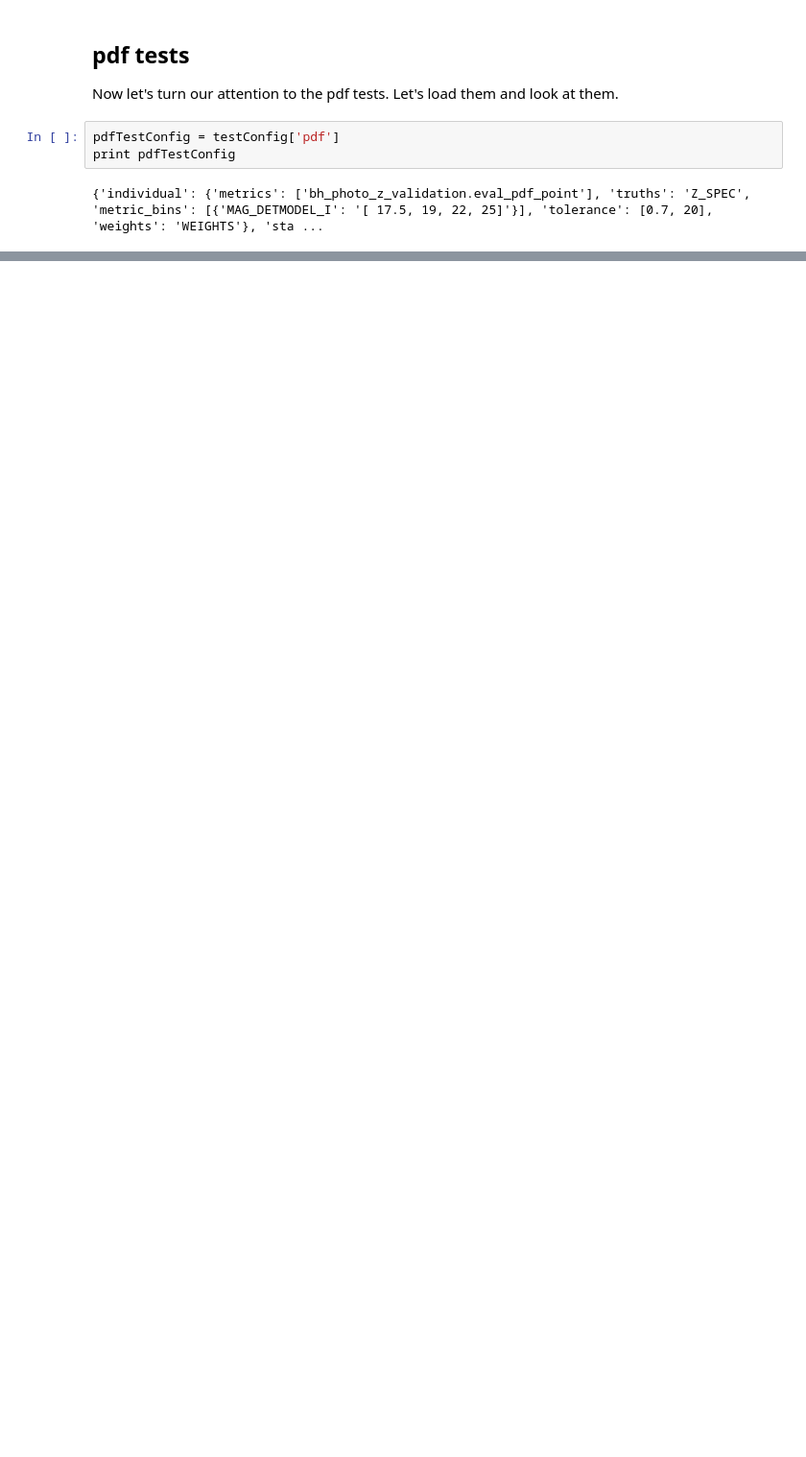
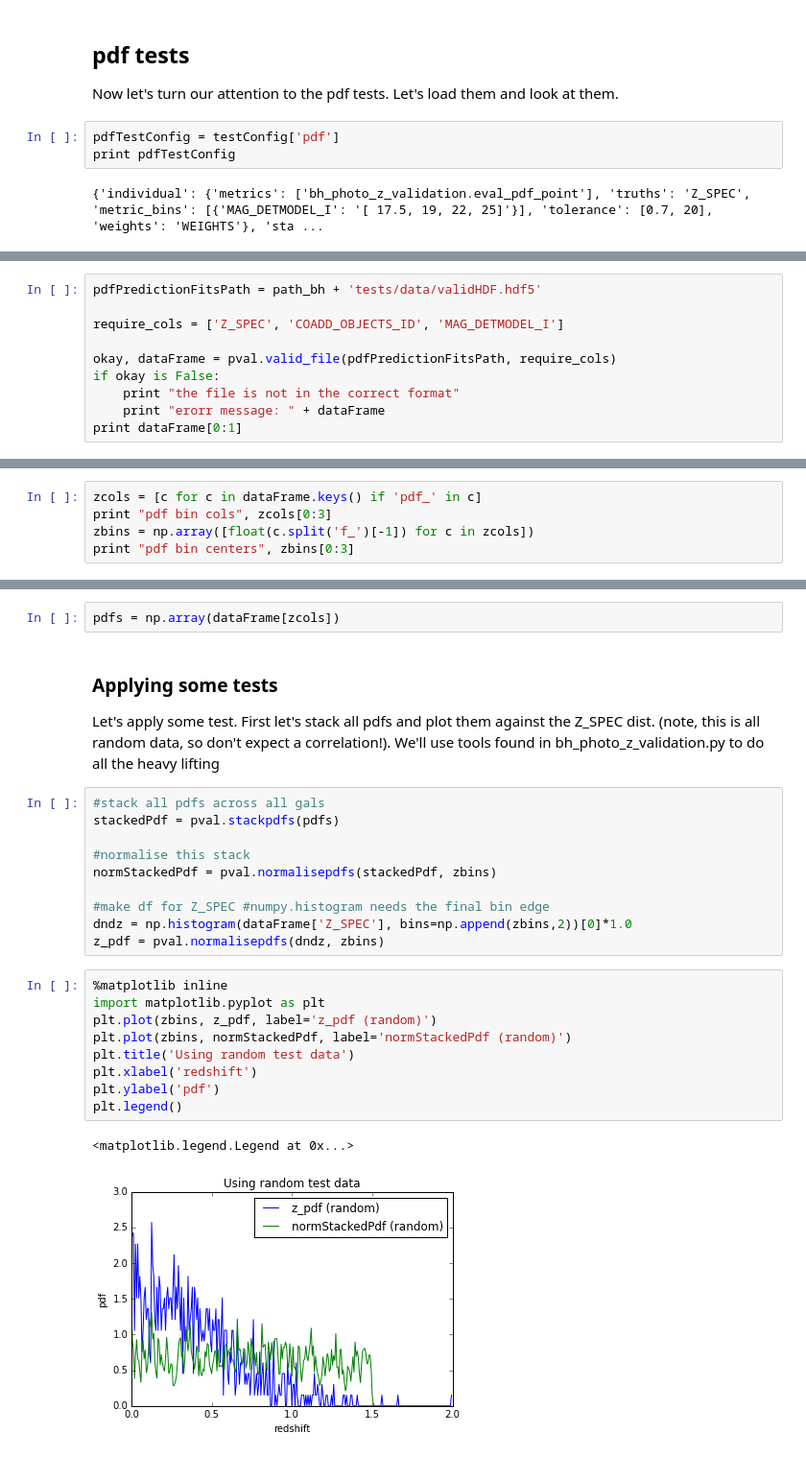
Before and after one commit to DarkEnergySurvey/bpz, a Jupyter notebook: notebook/ValidationScriptExample.ipynb, the cells around one changed output, grey strips where cells are left out. Shown at 96% size. Saved outputs shown, nothing was run; the diff lists cells and outputs as text; blank space fills up the shorter version.

Commit message:
pdf code updates, notebook updates unit tests pdf functions

```diff
--- a/notebook/ValidationScriptExample.ipynb
+++ b/notebook/ValidationScriptExample.ipynb
@@ -272,0 +273,10 @@ print pdfTestConfig
+# %%
+pdfPredictionFitsPath = path_bh + 'tests/data/validHDF.hdf5'
+
+require_cols = ['Z_SPEC', 'COADD_OBJECTS_ID', 'MAG_DETMODEL_I']
+
+okay, dataFrame = pval.valid_file(pdfPredictionFitsPath, require_cols)
+if okay is False:
+    print "the file is not in the correct format"
+    print "erorr message: " + dataFrame
+print dataFrame[0:1]
@@ -272,0 +308,5 @@ print pdfTestConfig
+# %%
+zcols = [c for c in dataFrame.keys() if 'pdf_' in c]
+print "pdf bin cols", zcols[0:3]
+zbins = np.array([float(c.split('f_')[-1]) for c in zcols])
+print "pdf bin centers", zbins[0:3]
@@ -272,0 +316,27 @@ print pdfTestConfig
+# %%
+pdfs = np.array(dataFrame[zcols])
+# %% [markdown]
+<h3>Applying some tests</h3>
+Let's apply some test. First let's stack all pdfs and plot them against the Z_SPEC dist. (note, this is all random data, so don't expect a correlation!). We'll use tools found in bh_photo_z_validation.py to do all the heavy lifting
+# %%
+#stack all pdfs across all gals
+stackedPdf = pval.stackpdfs(pdfs)
+
+#normalise this stack
+normStackedPdf = pval.normalisepdfs(stackedPdf, zbins)
+
+#make df for Z_SPEC #numpy.histogram needs the final bin edge
+dndz = np.histogram(dataFrame['Z_SPEC'], bins=np.append(zbins,2))[0]*1.0
+z_pdf = pval.normalisepdfs(dndz, zbins)
+# %%
+%matplotlib inline
+import matplotlib.pyplot as plt
+plt.plot(zbins, z_pdf, label='z_pdf (random)')
+plt.plot(zbins, normStackedPdf, label='normStackedPdf (random)')
+plt.title('Using random test data')
+plt.xlabel('redshift')
+plt.ylabel('pdf')
+plt.legend()
+# %% [output]
+<matplotlib.legend.Legend at 0x...>
+[figure, added]
```
Also changed, not shown: parts of 13 cells of this notebook, 7 other files.
